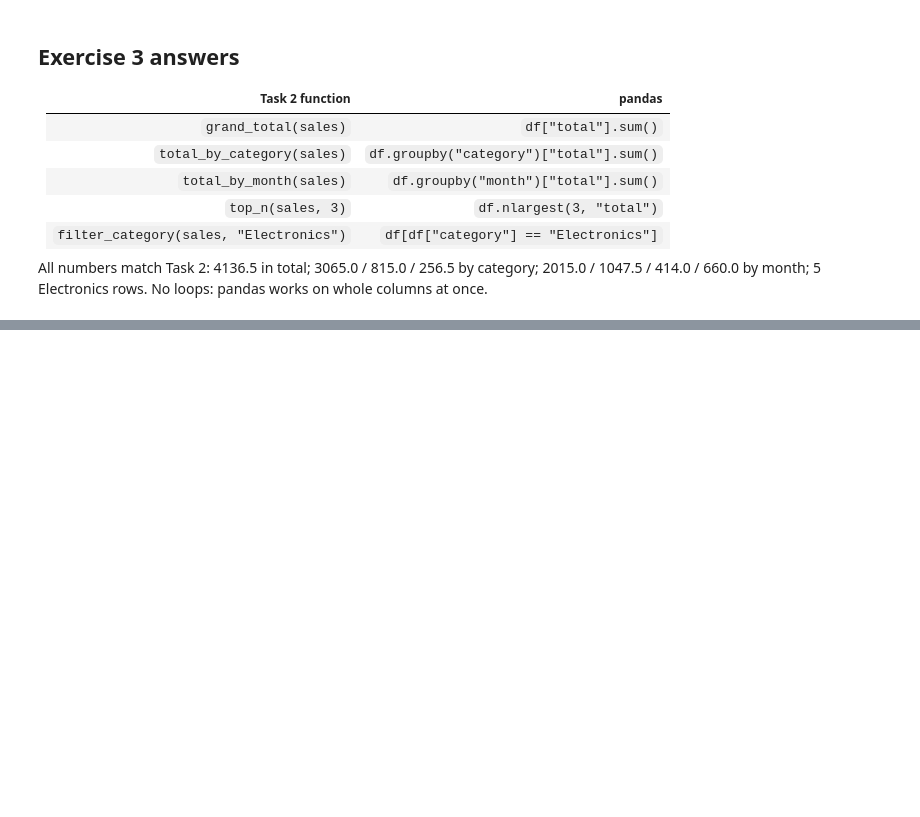
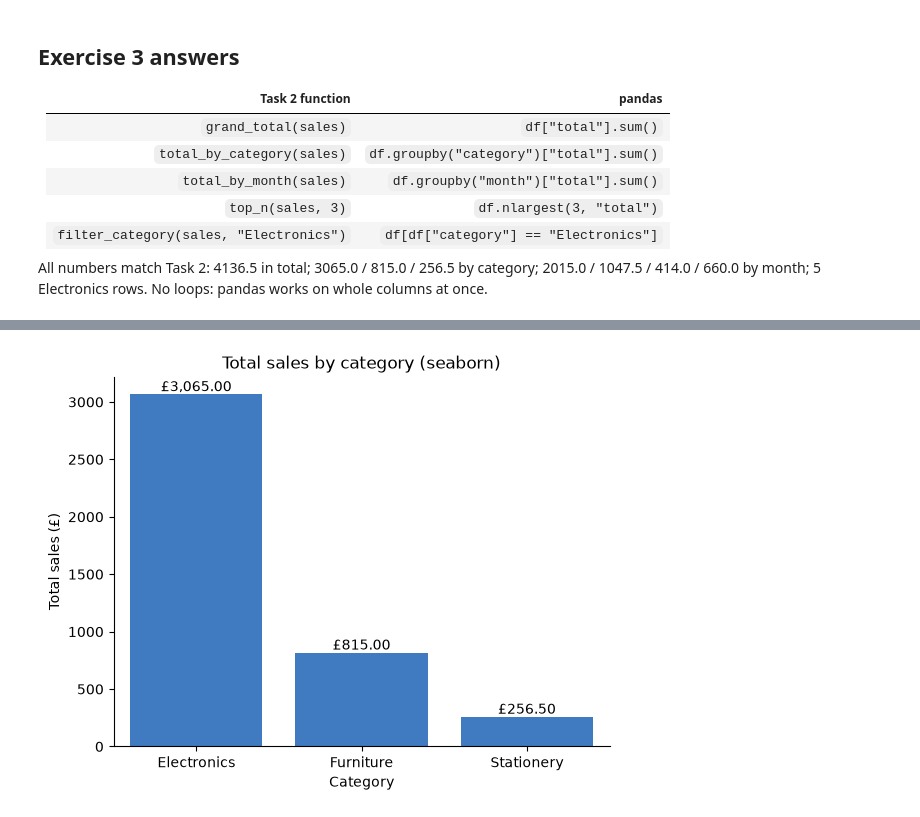
Before and after one commit to adam-c4d/pythonllm-practise, a Jupyter notebook: 02_data/sales_pandas.ipynb, the cells around one changed output, grey strips where cells are left out. Saved outputs shown, nothing was run; the diff lists cells and outputs as text; code cells hidden in the pictures; blank space fills up the shorter version.

```diff
--- a/02_data/sales_pandas.ipynb
+++ b/02_data/sales_pandas.ipynb
@@ -320,0 +357,12 @@ No loops: pandas works on whole columns at once.
+# %%
+import seaborn as sns
+
+ax = sns.barplot(data=df, x="category", y="total",
+                 estimator="sum", errorbar=None, color="#2a78d6")
+ax.bar_label(ax.containers[0], fmt="£{:,.2f}")
+plt.title("Total sales by category (seaborn)")
+plt.xlabel("Category")
+plt.ylabel("Total sales (£)")
+plt.show()
+# %% [output]
+[figure, added]
```
Also changed, not shown: parts of 5 cells of this notebook, 1 other file.
